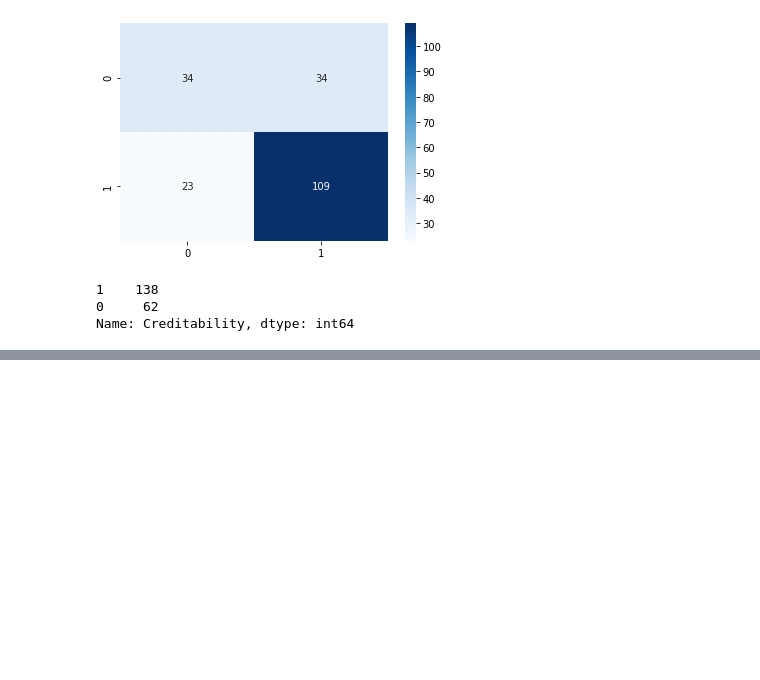
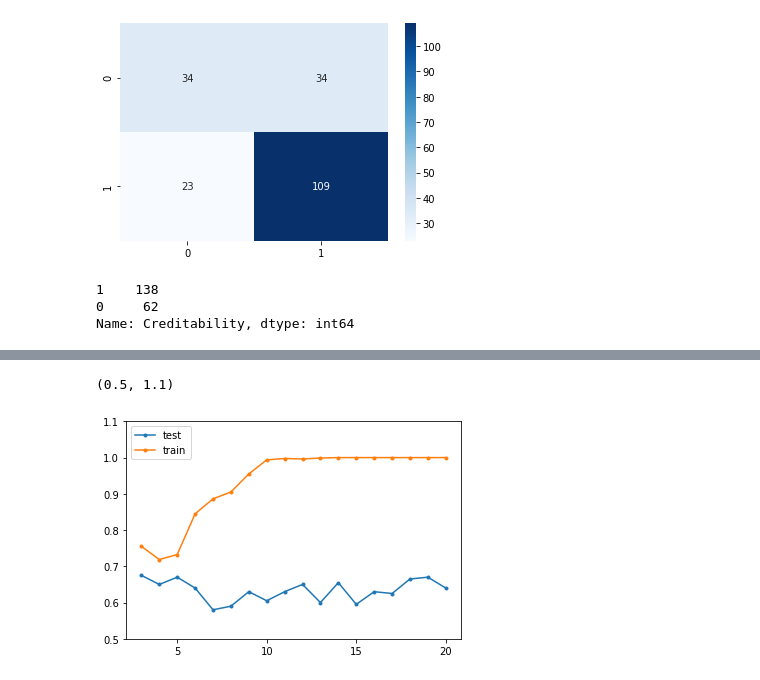
Before and after one commit to FelipeGorostiaga/MachineLearning, a Jupyter notebook: src/tp2/tp2_1.ipynb, the cells around one changed output, grey strips where cells are left out. Saved outputs shown, nothing was run; the diff lists cells and outputs as text; code cells hidden in the pictures; blank space fills up the shorter version.

```diff
--- a/src/tp2/tp2_1.ipynb
+++ b/src/tp2/tp2_1.ipynb
@@ -431,8 +430,12 @@ id3_train_precisions = get_precision_plot_id3(train, train, attr_range, True)
 # %%
+# Using ID3
 id3_plot = pd.DataFrame({'test': id3_test_precisions, 'train': id3_train_precisions}, index=[i for i in attr_range])
 id3_lines = id3_plot.plot(style='.-')
 id3_lines.locator_params(integer=True)
-id3_lines.set_ylim(0.5, 1)
+id3_lines.set_ylim(0.5, 1.1)
+# %% [output]
+(0.5, 1.1)
+[figure, added]
 # %%
 def get_precision_plot_forest(train_data, test_data, node_range=None, iterations=3, stdout=False):
     if node_range is None:
```
Also changed, not shown: parts of 6 cells of this notebook.
